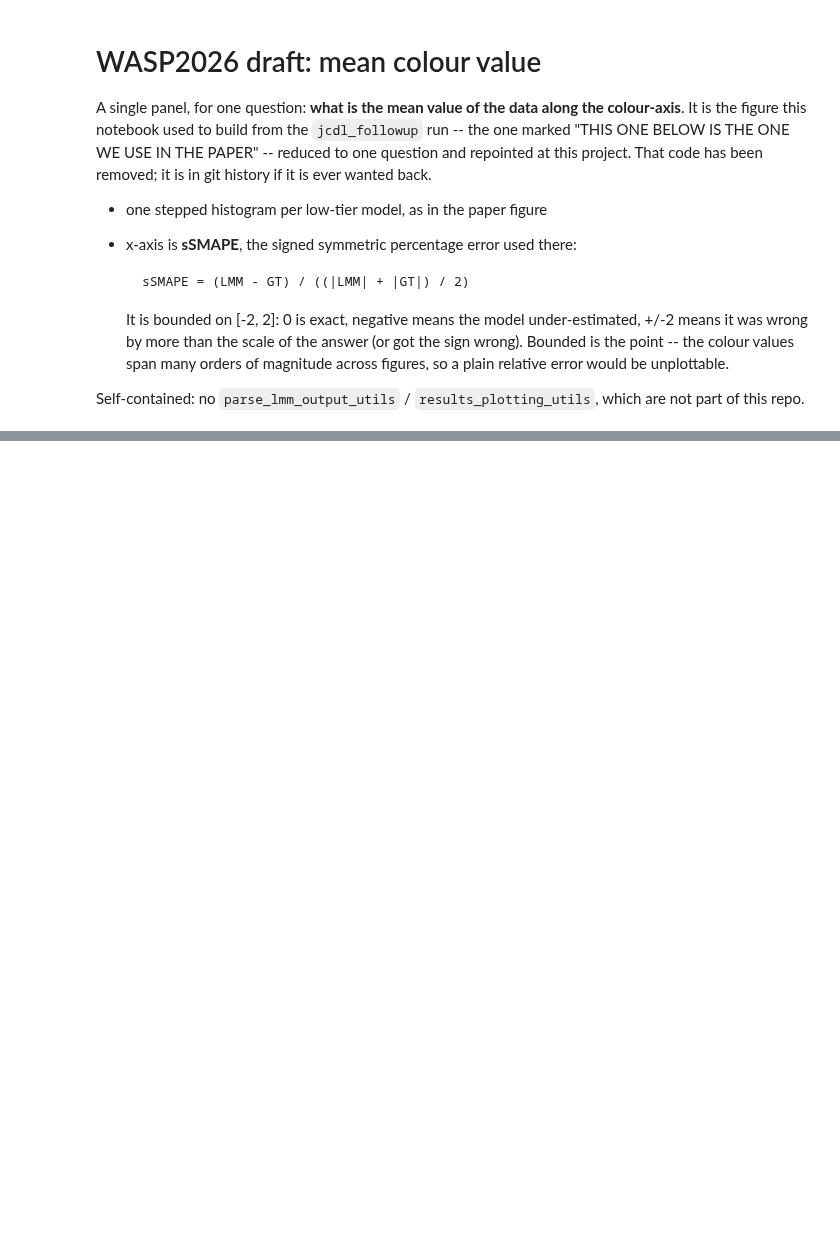
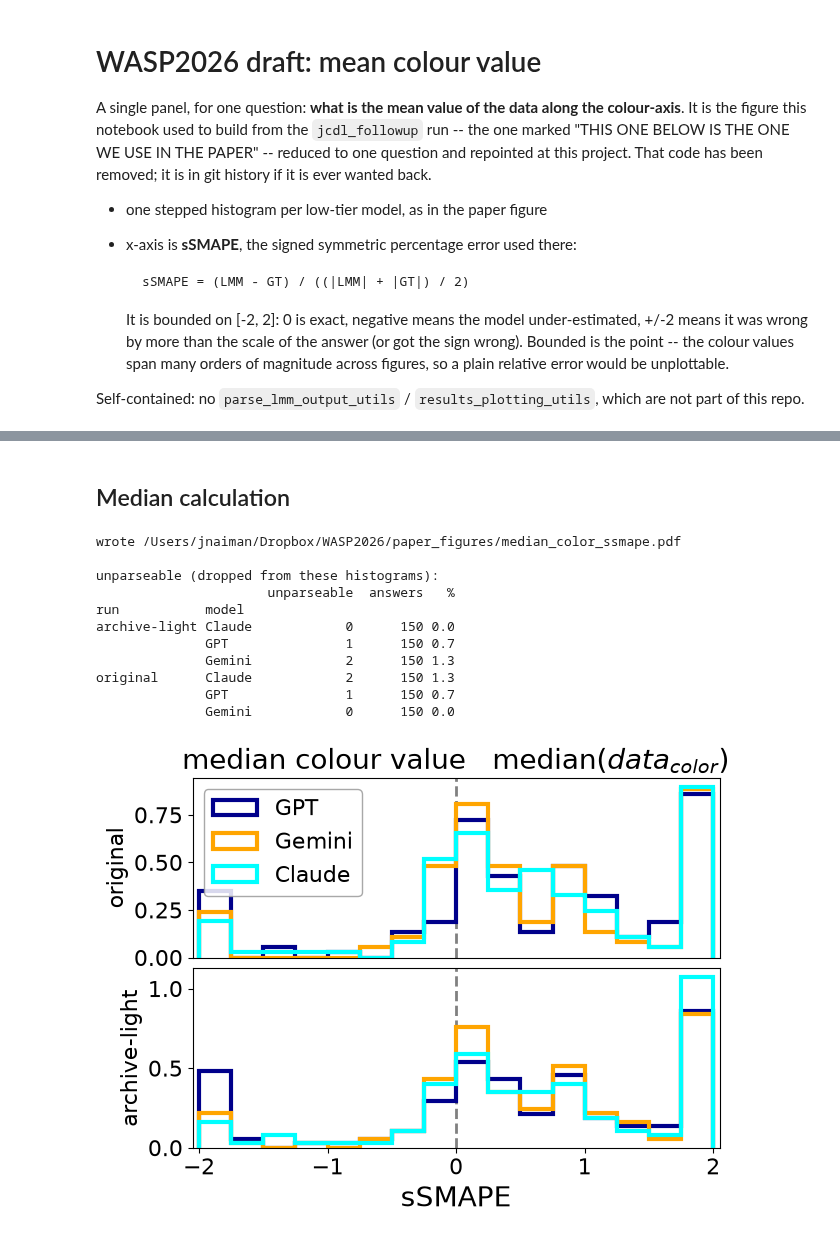
Before and after one commit to jnaiman/SkyImagesWASP2026, a Jupyter notebook: models/figure_notebooks/mean_med_calcs_figure.ipynb, the cells around one changed output, grey strips where cells are left out. Cells and saved outputs as stored; diff of their text form; code cells hidden in the pictures; blank space fills up the shorter version.

```diff
--- a/models/figure_notebooks/mean_med_calcs_figure.ipynb
+++ b/models/figure_notebooks/mean_med_calcs_figure.ipynb
@@ -238,0 +345,18 @@ wrote /Users/jnaiman/Dropbox/WASP2026/paper_figures/mean_color_ssmape.pdf
+# %% [markdown]
+## Median calculation
+# %%
+# The same set of plots, for the median colour question.
+fig_median = plot_question('median colour value')
+# %% [output]
+wrote /Users/jnaiman/Dropbox/WASP2026/paper_figures/median_color_ssmape.pdf
+
+unparseable (dropped from these histograms):
+                      unparseable  answers   %
+run           model
+archive-light Claude            0      150 0.0
+              GPT               1      150 0.7
+              Gemini            2      150 1.3
+original      Claude            2      150 1.3
+              GPT               1      150 0.7
+              Gemini            0      150 0.0
+[figure, added]
```
Also changed, not shown: parts of 8 cells of this notebook, 1 other file.
